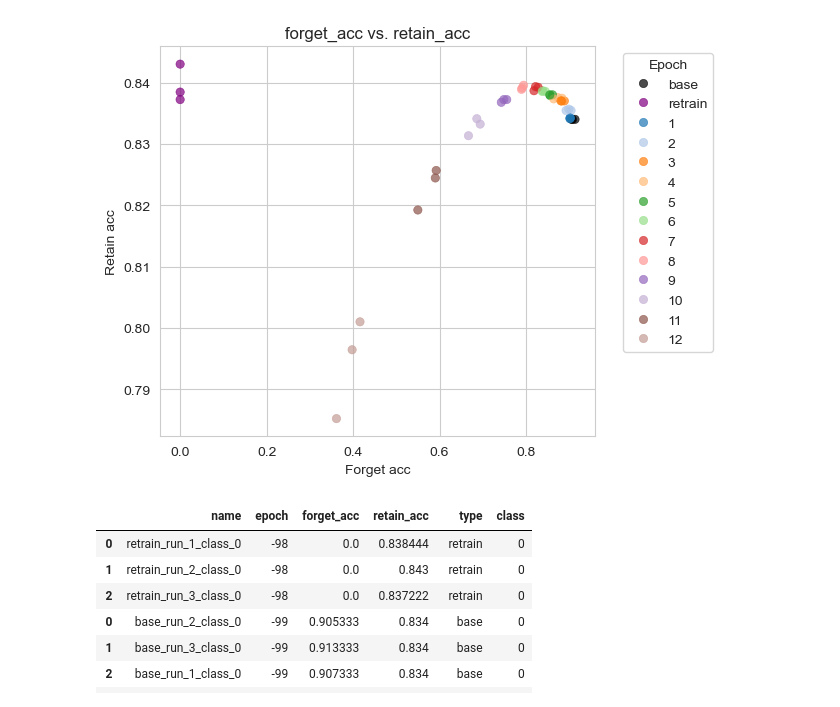
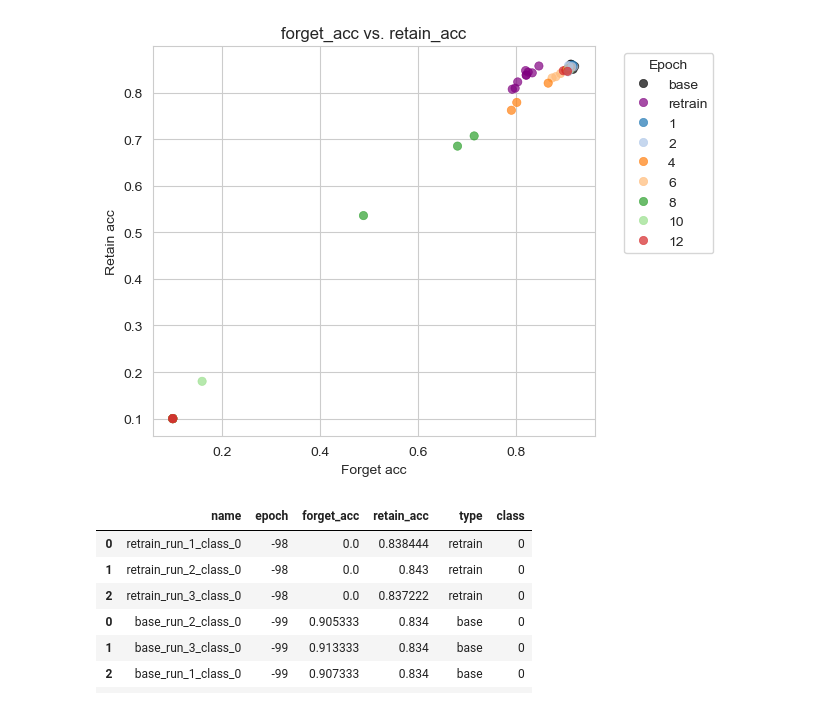
Before and after one commit to probabilistic-adaptation/verifying_unlearning_2026, a Jupyter notebook: visualize_results.ipynb, the cells around one changed output. Drawn from its saved outputs; the diff is of its cells as text; code cells hidden in the pictures.

Commit message:
updates to results notebook

```diff
--- a/visualize_results.ipynb
+++ b/visualize_results.ipynb
@@ -116,9 +116,9 @@ def results_scatterplot(results_folder, x_metric, y_metric, epochs = None, class
 
     return final_df
 # %%
-results = results_scatterplot("results/seed_2/", x_metric = "forget_acc", y_metric = "retain_acc", epochs=None, classes = None, color_by = "epoch", retrain = True)
+results = results_scatterplot("results/seed_2045/", x_metric = "forget_acc", y_metric = "retain_acc", epochs=None, classes = None, color_by = "epoch", retrain = True)
 # %% [output]
-[figure, old version]
+[figure, new version]
 # %%
 results
 # %% [output]
```
